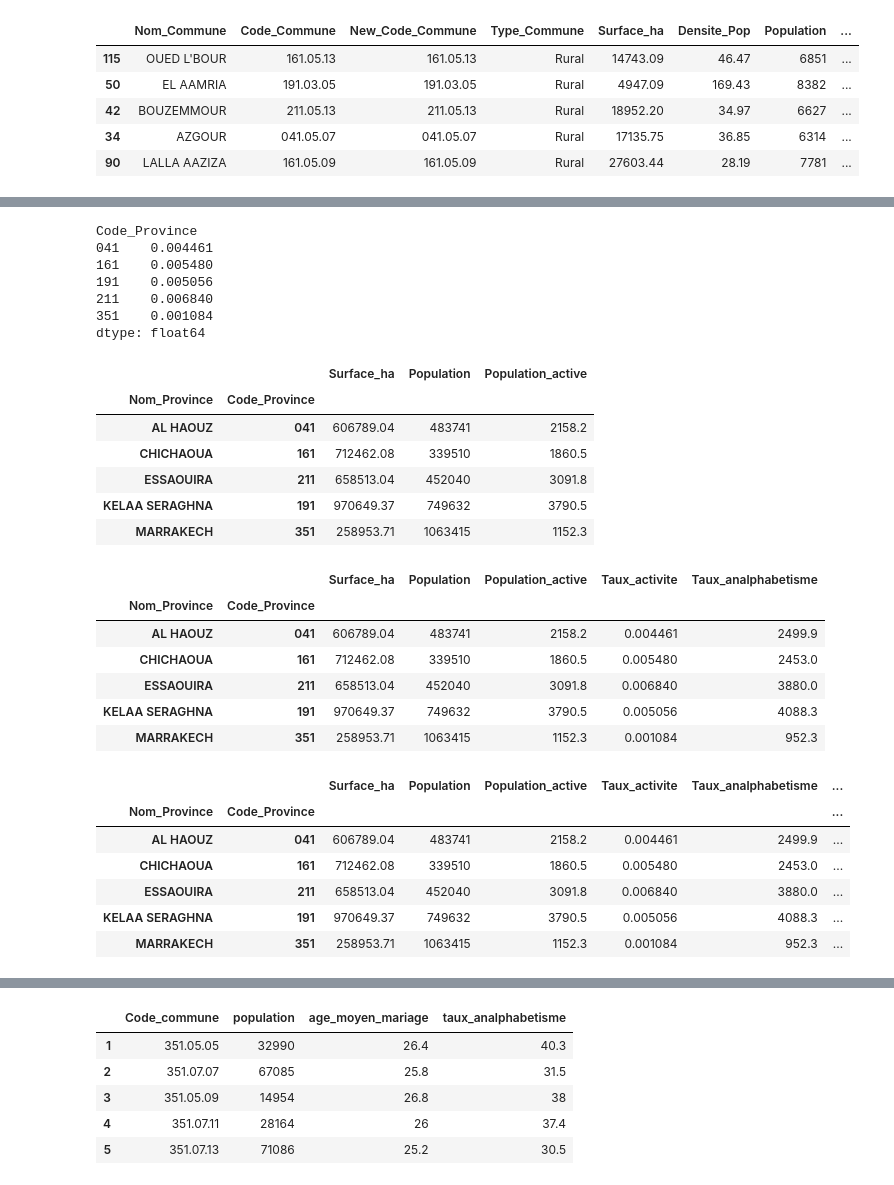
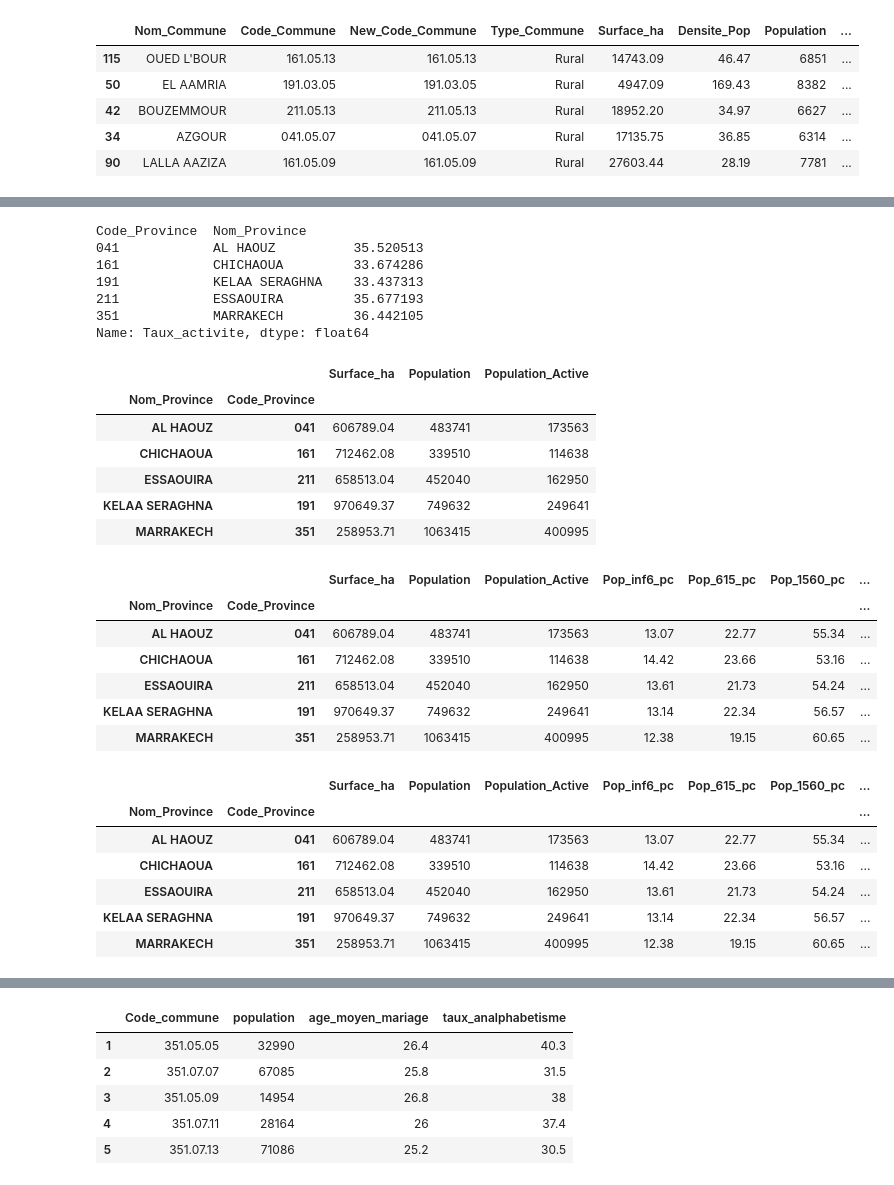
Before and after one commit to abidarelmehdi/moroccan-census-2004, a Jupyter notebook: projet.ipynb, the cells around one changed output, grey strips where cells are left out. Cells and saved outputs as stored; diff of their text form; code cells hidden in the pictures.

```diff
--- a/projet.ipynb
+++ b/projet.ipynb
@@ -206,55 +206,59 @@ Code_Province  Type_Commune
 Name: Type_Commune, dtype: int64
 # %%
 #Question 17: Calculating activity rate
-dfc.groupby("Code_Province").apply(lambda a: a["Pop_1560_pc"].sum()/a["Population"].sum())
+dfc.groupby(['Code_Province', 'Nom_Province'])['Taux_activite'].mean()
 # %% [output]
-Code_Province
-041    0.004461
-161    0.005480
-191    0.005056
-211    0.006840
-351    0.001084
-dtype: float64
+Code_Province  Nom_Province
+041            AL HAOUZ          35.520513
+161            CHICHAOUA         33.674286
+191            KELAA SERAGHNA    33.437313
+211            ESSAOUIRA         35.677193
+351            MARRAKECH         36.442105
+Name: Taux_activite, dtype: float64
 # %%
 #Question 18: Generating dpf Dataframe
-dfp = dfc.groupby(["Nom_Province", "Code_Province"])[["Surface_ha", "Population", "Pop_1560_pc"]].sum()
-dfp.rename(columns={"Pop_1560_pc": "Population_active"}, inplace=True)
+dfc['Population_Active'] = dfc.apply(lambda x: int(x['Taux_activite']*x['Population']/100), axis=1)
+dfp = dfc.groupby(['Nom_Province', 'Code_Province']).agg({
+    'Surface_ha':'sum',
+    'Population':'sum',
+    'Population_Active':'sum'
+})
 dfp
 # %% [output]
-|  |  | Surface_ha | Population | Population_active |
+|  |  | Surface_ha | Population | Population_Active |
 | Nom_Province | Code_Province |  |  |  |
-| AL HAOUZ | 041 | 606789.04 | 483741 | 2158.2 |
-| CHICHAOUA | 161 | 712462.08 | 339510 | 1860.5 |
-| ESSAOUIRA | 211 | 658513.04 | 452040 | 3091.8 |
-| KELAA SERAGHNA | 191 | 970649.37 | 749632 | 3790.5 |
-| MARRAKECH | 351 | 258953.71 | 1063415 | 1152.3 |
+| AL HAOUZ | 041 | 606789.04 | 483741 | 173563 |
+| CHICHAOUA | 161 | 712462.08 | 339510 | 114638 |
+| ESSAOUIRA | 211 | 658513.04 | 452040 | 162950 |
+| KELAA SERAGHNA | 191 | 970649.37 | 749632 | 249641 |
+| MARRAKECH | 351 | 258953.71 | 1063415 | 400995 |
 # %%
 #Question 19: Generating dpf Dataframe
-dfp["Taux_activite"] = dfp["Population_active"] / dfp["Population"]
-dfp["Taux_analphabetisme"] = dfc.groupby(["Nom_Province", "Code_Province"])["Taux_Analphabetisme"].sum()
+dfp['Taux_activite'] = round(dfp['Population_Active'] / dfp['Population'] * 100, 2)
+dfp['Taux_analphabetisme'] = round(dfc.groupby(['Nom_Province', 'Code_Province'])['Taux_Analphabetisme'].mean(), 2)
 dfp
 # %% [output]
-|  |  | Surface_ha | Population | Population_active | Taux_activite | Taux_analphabetisme |
-| Nom_Province | Code_Province |  |  |  |  |  |
-| AL HAOUZ | 041 | 606789.04 | 483741 | 2158.2 | 0.004461 | 2499.9 |
-| CHICHAOUA | 161 | 712462.08 | 339510 | 1860.5 | 0.005480 | 2453.0 |
-| ESSAOUIRA | 211 | 658513.04 | 452040 | 3091.8 | 0.006840 | 3880.0 |
-| KELAA SERAGHNA | 191 | 970649.37 | 749632 | 3790.5 | 0.005056 | 4088.3 |
-| MARRAKECH | 351 | 258953.71 | 1063415 | 1152.3 | 0.001084 | 952.3 |
+|  |  | Surface_ha | Population | Population_Active | Pop_inf6_pc | Pop_615_pc | Pop_1560_pc | ... |
+| Nom_Province | Code_Province |  |  |  |  |  |  | ... |
+| AL HAOUZ | 041 | 606789.04 | 483741 | 173563 | 13.07 | 22.77 | 55.34 | ... |
+| CHICHAOUA | 161 | 712462.08 | 339510 | 114638 | 14.42 | 23.66 | 53.16 | ... |
+| ESSAOUIRA | 211 | 658513.04 | 452040 | 162950 | 13.61 | 21.73 | 54.24 | ... |
+| KELAA SERAGHNA | 191 | 970649.37 | 749632 | 249641 | 13.14 | 22.34 | 56.57 | ... |
+| MARRAKECH | 351 | 258953.71 | 1063415 | 400995 | 12.38 | 19.15 | 60.65 | ... |
 # %%
 #Question 20: Adding Proportions by age
-dfp["Pop_inf6_pc"] = dfc.groupby(["Nom_Province", "Code_Province"])["Pop_inf6_pc"].sum()
-dfp["Pop_615_pc"] = dfc.groupby(["Nom_Province", "Code_Province"])["Pop_615_pc"].sum()
-dfp["Pop_1560_pc"] = dfc.groupby(["Nom_Province", "Code_Province"])["Pop_1560_pc"].sum()
-dfp["Pop_sup60_pc"] = dfc.groupby(["Nom_Province", "Code_Province"])["Pop_sup60_pc"].sum()
+dfp['Pop_inf6_pc'] = round(dfc.groupby(['Nom_Province', 'Code_Province'])['Pop_inf6_pc'].mean(), 2)
+dfp['Pop_615_pc'] = round(dfc.groupby(['Nom_Province', 'Code_Province'])['Pop_615_pc'].mean(), 2)
+dfp['Pop_1560_pc'] = round(dfc.groupby(['Nom_Province', 'Code_Province'])['Pop_1560_pc'].mean(), 2)
+dfp['Pop_sup60_pc'] = round(dfc.groupby(['Nom_Province', 'Code_Province'])['Pop_sup60_pc'].mean(), 2)
 dfp
 # %% [output]
-|  |  | Surface_ha | Population | Population_active | Taux_activite | Taux_analphabetisme | ... |
-| Nom_Province | Code_Province |  |  |  |  |  | ... |
-| AL HAOUZ | 041 | 606789.04 | 483741 | 2158.2 | 0.004461 | 2499.9 | ... |
-| CHICHAOUA | 161 | 712462.08 | 339510 | 1860.5 | 0.005480 | 2453.0 | ... |
-| ESSAOUIRA | 211 | 658513.04 | 452040 | 3091.8 | 0.006840 | 3880.0 | ... |
-| KELAA SERAGHNA | 191 | 970649.37 | 749632 | 3790.5 | 0.005056 | 4088.3 | ... |
-| MARRAKECH | 351 | 258953.71 | 1063415 | 1152.3 | 0.001084 | 952.3 | ... |
+|  |  | Surface_ha | Population | Population_Active | Pop_inf6_pc | Pop_615_pc | Pop_1560_pc | ... |
+| Nom_Province | Code_Province |  |  |  |  |  |  | ... |
+| AL HAOUZ | 041 | 606789.04 | 483741 | 173563 | 13.07 | 22.77 | 55.34 | ... |
+| CHICHAOUA | 161 | 712462.08 | 339510 | 114638 | 14.42 | 23.66 | 53.16 | ... |
+| ESSAOUIRA | 211 | 658513.04 | 452040 | 162950 | 13.61 | 21.73 | 54.24 | ... |
+| KELAA SERAGHNA | 191 | 970649.37 | 749632 | 249641 | 13.14 | 22.34 | 56.57 | ... |
+| MARRAKECH | 351 | 258953.71 | 1063415 | 400995 | 12.38 | 19.15 | 60.65 | ... |
 # %%
 #Question 21: Exporting DataFrame
```
Also changed, not shown: parts of 21 cells of this notebook, 2 other files.
